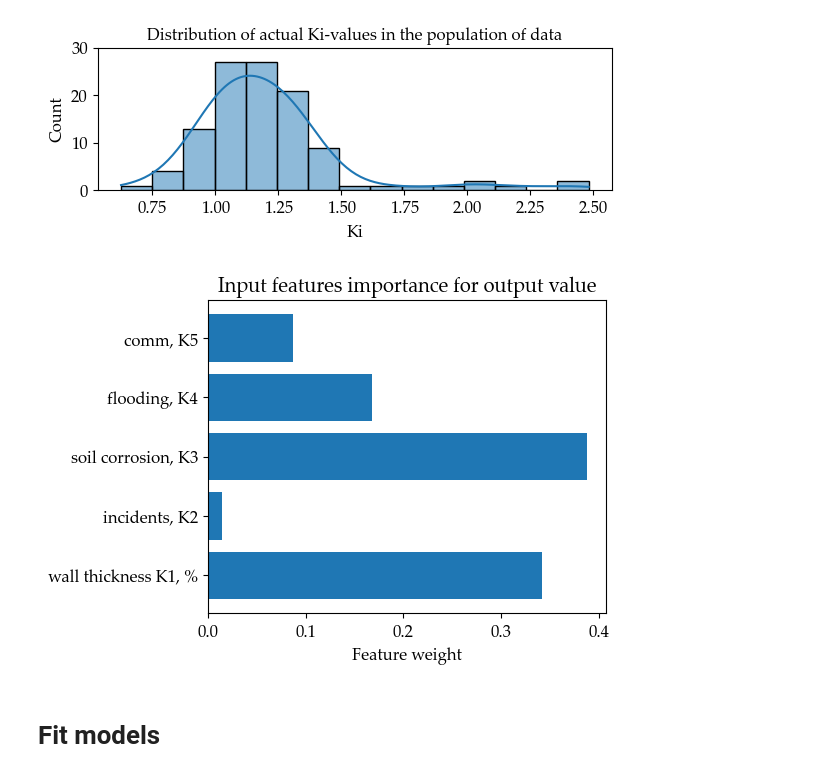
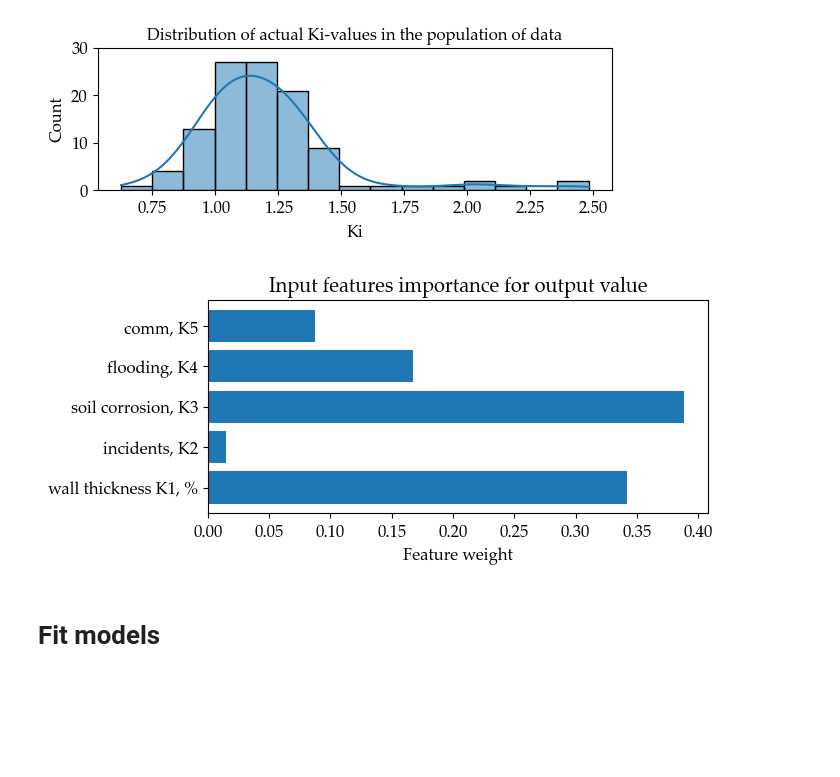
Before and after one commit to caapel/Failure_rate, a Jupyter notebook: Failure_rate.ipynb, the cells around one changed output. Drawn from its saved outputs; the diff is of its cells as text; code cells hidden in the pictures; blank space fills up the shorter version.

```diff
--- a/Failure_rate.ipynb
+++ b/Failure_rate.ipynb
@@ -179,20 +179,20 @@ X_train, X_val, y_train, y_val = train_test_split(X_train, y_train, test_size=0.
 # %%
 # Input features importance for output value
 selector = GradientBoostingRegressor(random_state=42)
 selector.fit(X_train, y_train)
 
 feature_importances = selector.feature_importances_
 features = X_train.columns
 
-plt.figure(figsize=(6, 4))
+plt.figure(figsize=(7, 3))
 plt.barh(range(len(features)), feature_importances, align='center')
 plt.yticks(range(len(features)), features)
 plt.xlabel('Feature weight')
 plt.tight_layout()
 plt.savefig('feature_important.png', dpi = 300, transparent = True)
 plt.title('Input features importance for output value')
 plt.show()
 # %% [output]
-[figure, old version]
+[figure, new version]
 # %% [markdown]
 # Fit models
```
Also changed, not shown: parts of 29 cells of this notebook, 1 other file.
